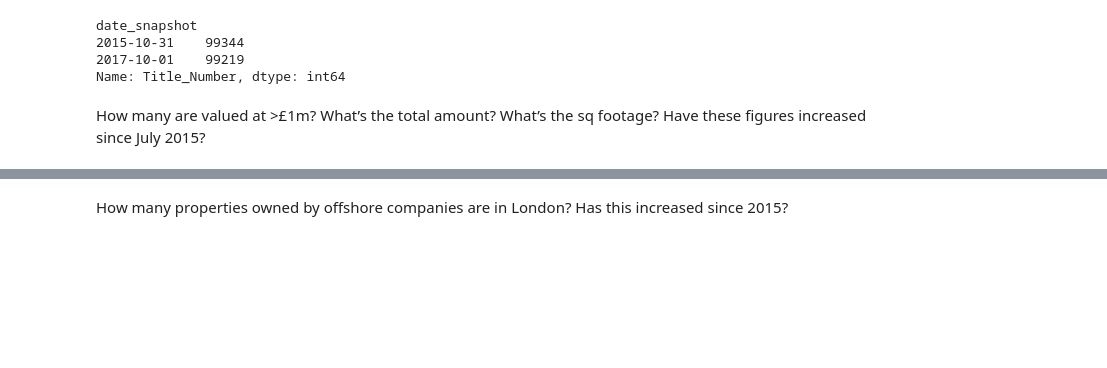
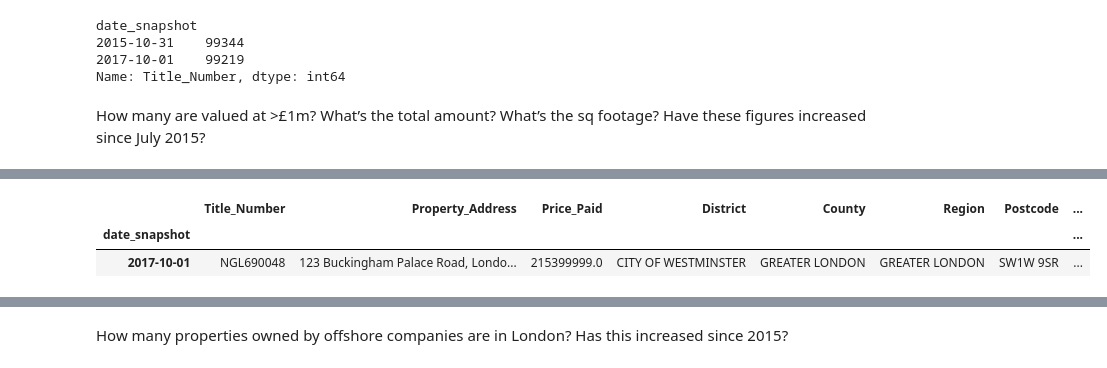
Before and after one commit to Global-Witness/overseas-companies-land-ownership-public, a Jupyter notebook: Draft Processing and Analysis.ipynb, the cells around one changed output, grey strips where cells are left out. Saved outputs shown, nothing was run; the diff lists cells and outputs as text; code cells hidden in the pictures; blank space fills up the shorter version.

```diff
--- a/Draft Processing and Analysis.ipynb
+++ b/Draft Processing and Analysis.ipynb
@@ -115,0 +137,8 @@ How many are valued at >£1m? What’s the total amount? What’s the sq footage
+# %%
+##What is that crazy expensive property in the 2017 snapshot? Appears to be deadl offices rented to Google...
+## http://www.costar.co.uk/en/assets/news/2015/October/GAW-drops-500m-in-West-End-mega-deal/
+data[data['Price_Paid'] == 215399999.0]
+# %% [output]
+|  | Title_Number | Property_Address | Price_Paid | District | County | Region | Postcode | ... |
+| date_snapshot |  |  |  |  |  |  |  | ... |
+| 2017-10-01 | NGL690048 | 123 Buckingham Palace Road, Londo... | 215399999.0 | CITY OF WESTMINSTER | GREATER LONDON | GREATER LONDON | SW1W 9SR | ... |
```
Also changed, not shown: parts of 8 cells of this notebook.
